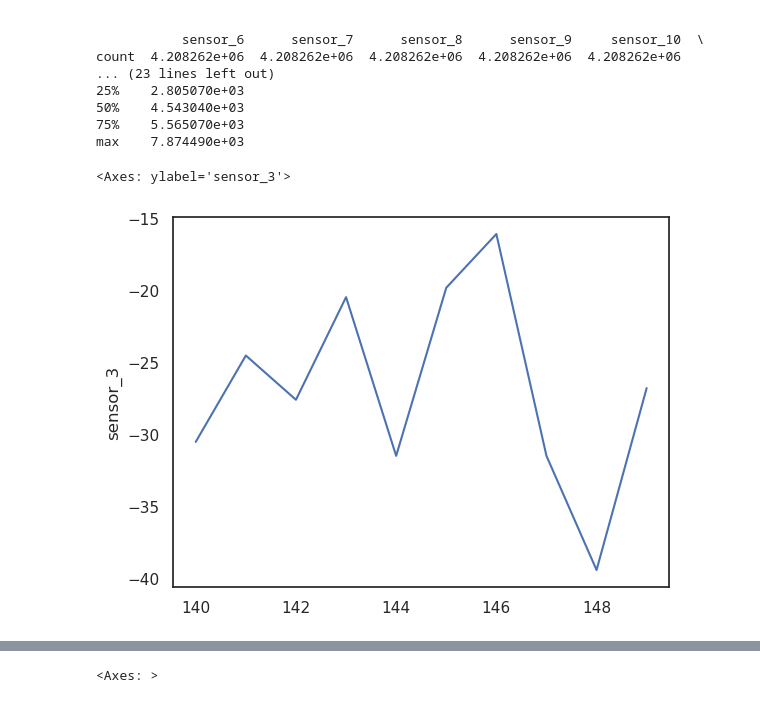
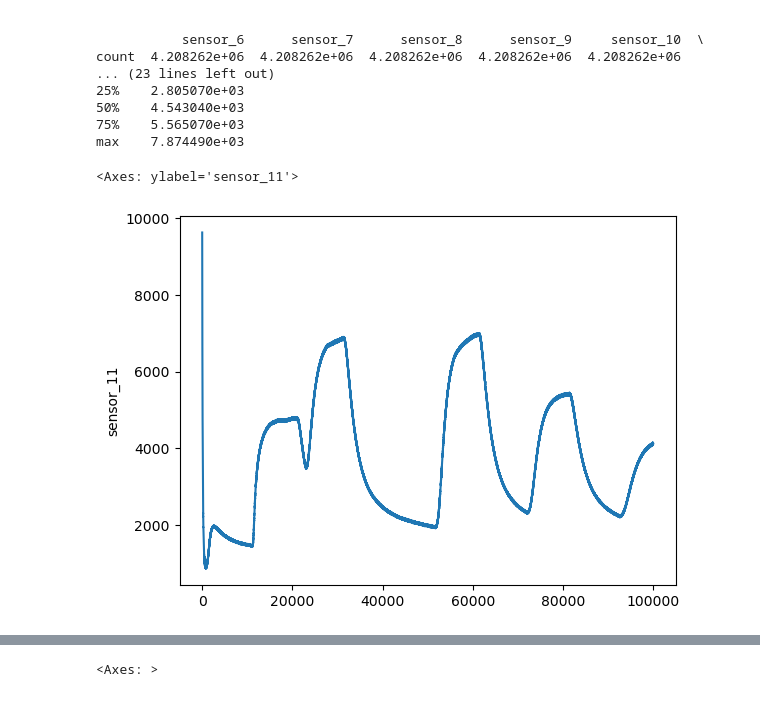
Before and after one commit to asu-cactus/DeepMapping-TS, a Jupyter notebook: notebooks/analyze.ipynb, the cells around one changed output, grey strips where cells are left out. Saved outputs shown, nothing was run; the diff lists cells and outputs as text; code cells hidden in the pictures.

```diff
--- a/notebooks/analyze.ipynb
+++ b/notebooks/analyze.ipynb
@@ -55,7 +55,7 @@ count  4.208262e+06  4.208262e+06  4.208262e+06  4.208262e+06  4.208262e+06
 75%    5.565070e+03
 max    7.874490e+03
 # %%
-sns.lineplot(data=df["sensor_3"][140:150])
+sns.lineplot(data=df["sensor_11"][:100000])
 # %% [output]
-<Axes: ylabel='sensor_3'>
+<Axes: ylabel='sensor_11'>
-[figure, old version]
+[figure, new version]
```
Also changed, not shown: parts of 2 cells of this notebook, 1 other file.
